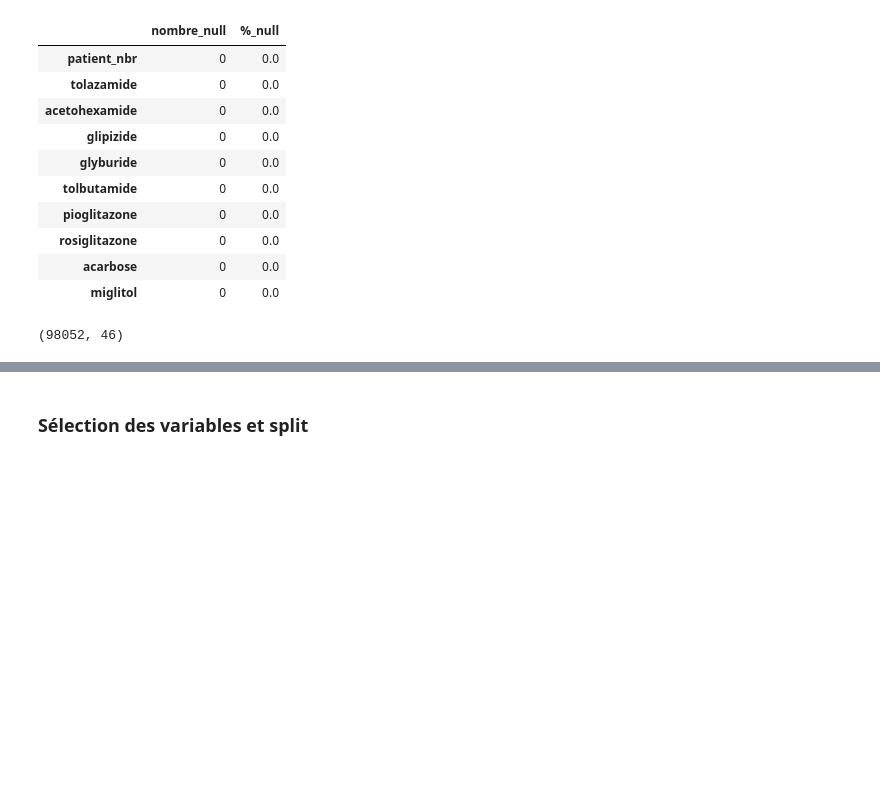
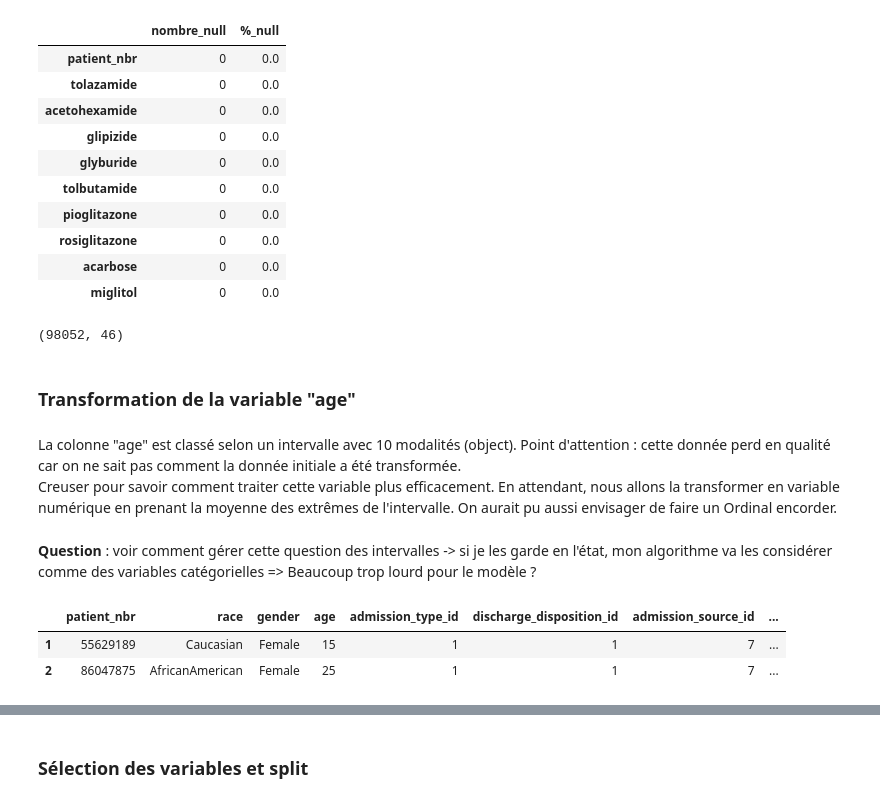
Before and after one commit to Gwendelina/130US_diabete, a Jupyter notebook: 130US_diabete.ipynb, the cells around one changed output, grey strips where cells are left out. Saved outputs shown, nothing was run; the diff lists cells and outputs as text; code cells hidden in the pictures; blank space fills up the shorter version.

```diff
--- a/130US_diabete.ipynb
+++ b/130US_diabete.ipynb
@@ -472,3 +512,43 @@ check_null_values(baseline)
 baseline.shape
 # %% [output]
 (98052, 46)
+# %% [markdown]
+### Transformation de la variable "age"
+# %% [markdown]
+La colonne "age" est classé selon un intervalle avec 10 modalités (object).
+Point d'attention : cette donnée perd en qualité car on ne sait pas comment la donnée initiale a été transformée.
+Creuser pour savoir comment traiter cette variable plus efficacement. En attendant, nous allons la transformer en variable numérique en prenant la moyenne des extrêmes de l'intervalle. On aurait pu aussi envisager de faire un Ordinal encorder.
+# %% [markdown]
+**Question** : voir comment gérer cette question des intervalles -> si je les garde en l'état, mon algorithme va les considérer comme des variables catégorielles => Beaucoup trop lourd pour le modèle ?
+# %%
+baseline = baseline.replace({'age' :
+                            {'[0-10)' : 5,
+                             '[10-20)' : 15,
+                             '[20-30)' : 25,
+                             '[30-40)' : 35,
+                             '[40-50)' : 45,
+                             '[50-60)' : 55,
+                             '[60-70)' : 65,
+                             '[70-80)' : 75,
+                             '[80-90)' : 80,
+                             '[90-100)' : 95}
+                            })
+
+# X = X.replace({'age' :
+#                             {'[0-10)' : 5,
+#                              '[10-20)' : 15,
+#                              '[20-30)' : 25,
+#                              '[30-40)' : 35,
+#                              '[40-50)' : 45,
+#                              '[50-60)' : 55,
+#                              '[60-70)' : 65,
+#                              '[70-80)' : 75,
+#                              '[80-90)' : 80,
+#                              '[90-100)' : 95}
+#                             })
+# %%
+baseline.head(2)
+# %% [output]
+|  | patient_nbr | race | gender | age | admission_type_id | discharge_disposition_id | admission_source_id | ... |
+| 1 | 55629189 | Caucasian | Female | 15 | 1 | 1 | 7 | ... |
+| 2 | 86047875 | AfricanAmerican | Female | 25 | 1 | 1 | 7 | ... |
```
Also changed, not shown: parts of 96 cells of this notebook.
